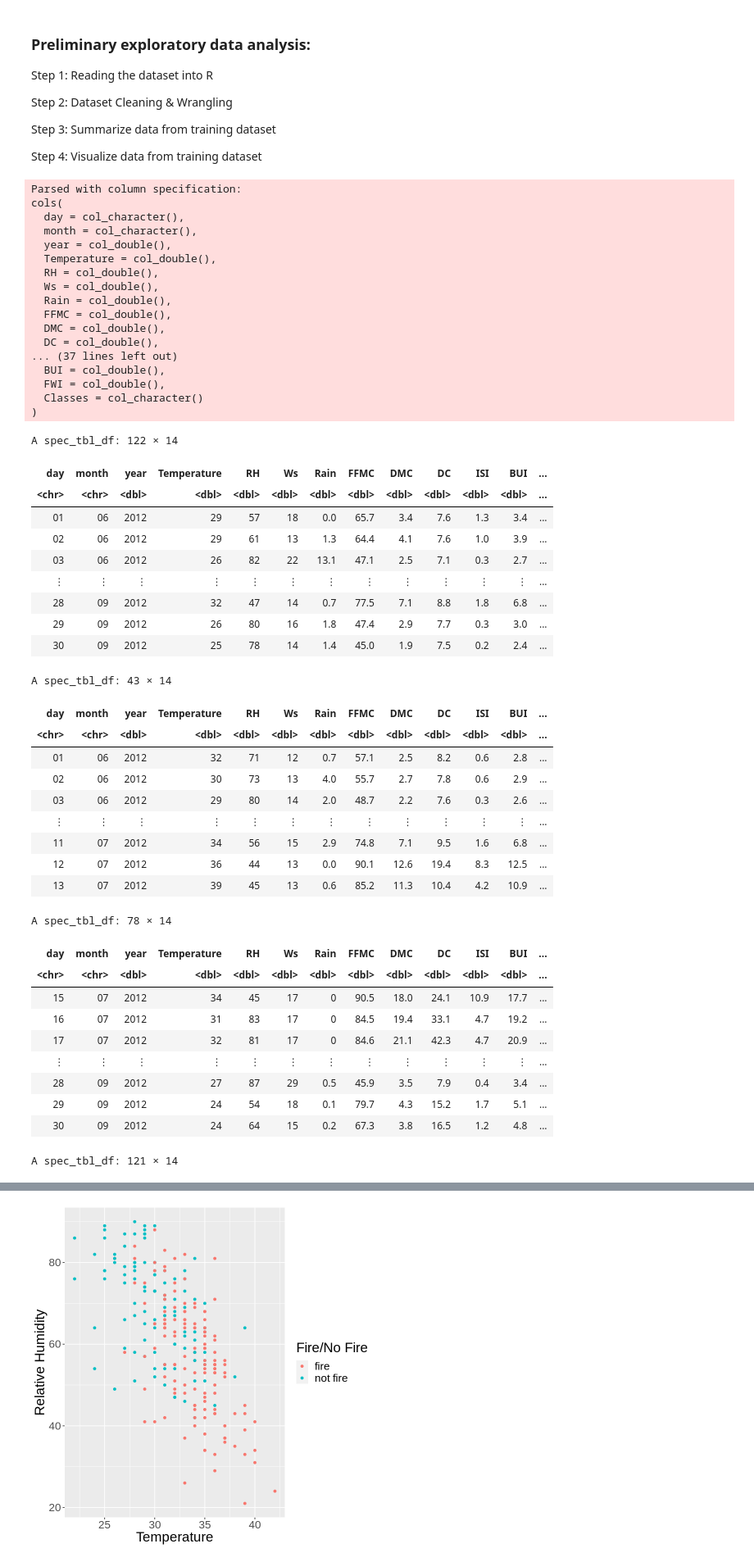
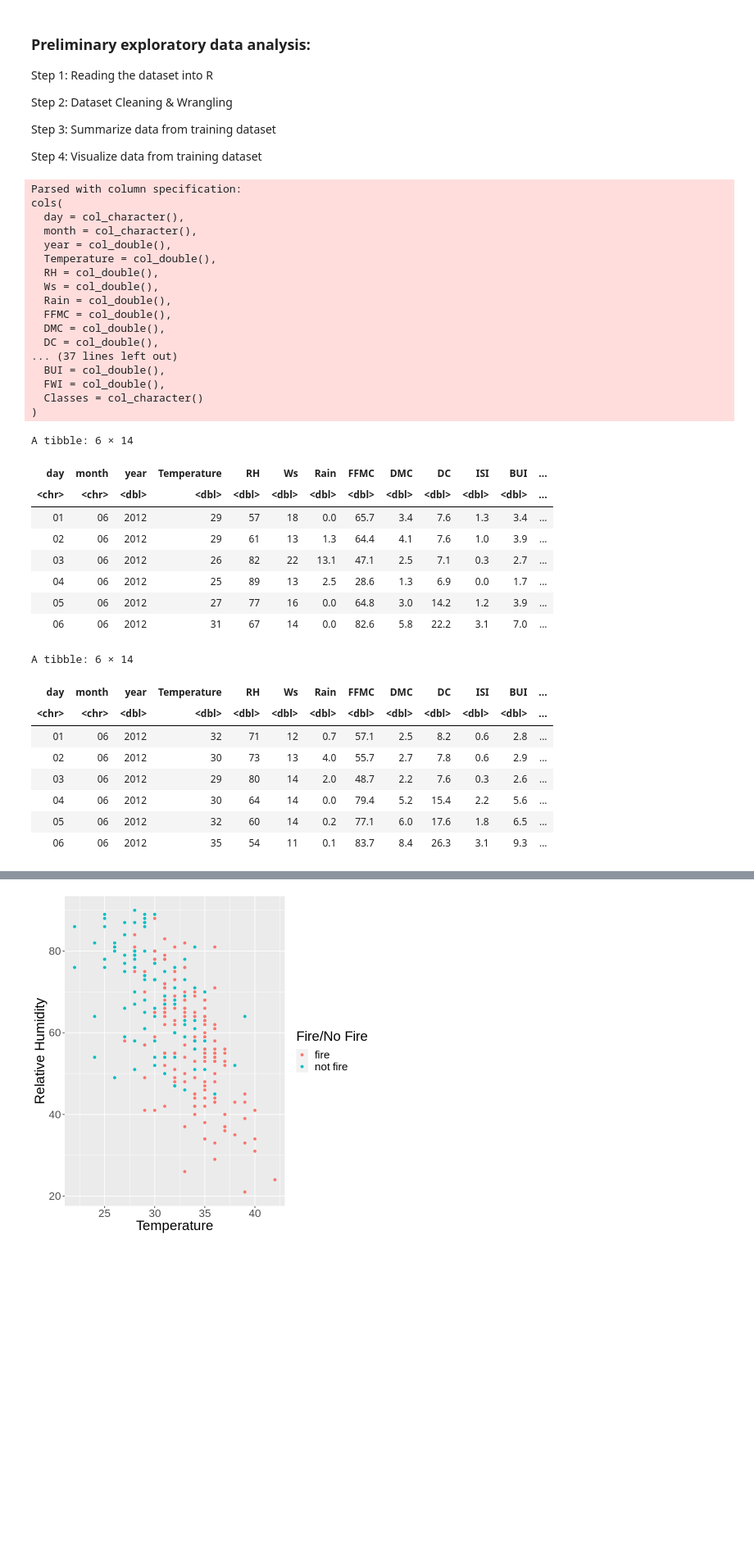
Before and after one commit to AKNeyugn/dsci100-002-group9-project, a Jupyter notebook: project_proposal.ipynb, the cells around one changed output, grey strips where cells are left out. Shown at 82% size. Drawn from its saved outputs; the diff is of its cells as text; code cells hidden in the pictures; blank space fills up the shorter version.

```diff
--- a/project_proposal.ipynb
+++ b/project_proposal.ipynb
@@ -62,61 +62,50 @@ sidi_data_1 <- read_csv(dataset_url, skip = 126, n_max = 43) %>%
 sidi_data_2_colnames <- colnames(Bajaia_data_all)
 sidi_data_2 <- read_csv(dataset_url, skip = 171, col_names = sidi_data_2_colnames) %>%
     mutate(Classes = as.factor(Classes))
 
 # Concatenate the Sidi-Bel Abbes data frames
 sidi_data_all <- rbind(sidi_data_1, sidi_data_2)
 
-# display raw datasets
-bajaia_data_all
-sidi_data_1
-sidi_data_2
-sidi_data_all
+# Display raw datasets
+bajaia_data_all %>%
+    head(6)
+# sidi_data_1
+# sidi_data_2
+sidi_data_all %>%
+    head(6)
 # %% [output]
 Parsed with column specification:
 cols(
   day = col_character(),
   month = col_character(),
   year = col_double(),
   Temperature = col_double(),
   RH = col_double(),
   Ws = col_double(),
   Rain = col_double(),
   FFMC = col_double(),
   DMC = col_double(),
   DC = col_double(),
 ... (37 lines left out)
   BUI = col_double(),
   FWI = col_double(),
   Classes = col_character()
 )
-A spec_tbl_df: 122 × 14
+A tibble: 6 × 14
 | day | month | year | Temperature | RH | Ws | Rain | FFMC | DMC | DC | ISI | BUI | ... |
 | <chr> | <chr> | <dbl> | <dbl> | <dbl> | <dbl> | <dbl> | <dbl> | <dbl> | <dbl> | <dbl> | <dbl> | ... |
 | 01 | 06 | 2012 | 29 | 57 | 18 | 0.0 | 65.7 | 3.4 | 7.6 | 1.3 | 3.4 | ... |
 | 02 | 06 | 2012 | 29 | 61 | 13 | 1.3 | 64.4 | 4.1 | 7.6 | 1.0 | 3.9 | ... |
 | 03 | 06 | 2012 | 26 | 82 | 22 | 13.1 | 47.1 | 2.5 | 7.1 | 0.3 | 2.7 | ... |
-| ⋮ | ⋮ | ⋮ | ⋮ | ⋮ | ⋮ | ⋮ | ⋮ | ⋮ | ⋮ | ⋮ | ⋮ | ... |
-| 28 | 09 | 2012 | 32 | 47 | 14 | 0.7 | 77.5 | 7.1 | 8.8 | 1.8 | 6.8 | ... |
-| 29 | 09 | 2012 | 26 | 80 | 16 | 1.8 | 47.4 | 2.9 | 7.7 | 0.3 | 3.0 | ... |
-| 30 | 09 | 2012 | 25 | 78 | 14 | 1.4 | 45.0 | 1.9 | 7.5 | 0.2 | 2.4 | ... |
+| 04 | 06 | 2012 | 25 | 89 | 13 | 2.5 | 28.6 | 1.3 | 6.9 | 0.0 | 1.7 | ... |
+| 05 | 06 | 2012 | 27 | 77 | 16 | 0.0 | 64.8 | 3.0 | 14.2 | 1.2 | 3.9 | ... |
+| 06 | 06 | 2012 | 31 | 67 | 14 | 0.0 | 82.6 | 5.8 | 22.2 | 3.1 | 7.0 | ... |
-A spec_tbl_df: 43 × 14
+A tibble: 6 × 14
 | day | month | year | Temperature | RH | Ws | Rain | FFMC | DMC | DC | ISI | BUI | ... |
 | <chr> | <chr> | <dbl> | <dbl> | <dbl> | <dbl> | <dbl> | <dbl> | <dbl> | <dbl> | <dbl> | <dbl> | ... |
 | 01 | 06 | 2012 | 32 | 71 | 12 | 0.7 | 57.1 | 2.5 | 8.2 | 0.6 | 2.8 | ... |
 | 02 | 06 | 2012 | 30 | 73 | 13 | 4.0 | 55.7 | 2.7 | 7.8 | 0.6 | 2.9 | ... |
 | 03 | 06 | 2012 | 29 | 80 | 14 | 2.0 | 48.7 | 2.2 | 7.6 | 0.3 | 2.6 | ... |
-| ⋮ | ⋮ | ⋮ | ⋮ | ⋮ | ⋮ | ⋮ | ⋮ | ⋮ | ⋮ | ⋮ | ⋮ | ... |
-| 11 | 07 | 2012 | 34 | 56 | 15 | 2.9 | 74.8 | 7.1 | 9.5 | 1.6 | 6.8 | ... |
-| 12 | 07 | 2012 | 36 | 44 | 13 | 0.0 | 90.1 | 12.6 | 19.4 | 8.3 | 12.5 | ... |
-| 13 | 07 | 2012 | 39 | 45 | 13 | 0.6 | 85.2 | 11.3 | 10.4 | 4.2 | 10.9 | ... |
+| 04 | 06 | 2012 | 30 | 64 | 14 | 0.0 | 79.4 | 5.2 | 15.4 | 2.2 | 5.6 | ... |
+| 05 | 06 | 2012 | 32 | 60 | 14 | 0.2 | 77.1 | 6.0 | 17.6 | 1.8 | 6.5 | ... |
+| 06 | 06 | 2012 | 35 | 54 | 11 | 0.1 | 83.7 | 8.4 | 26.3 | 3.1 | 9.3 | ... |
-A spec_tbl_df: 78 × 14
-| day | month | year | Temperature | RH | Ws | Rain | FFMC | DMC | DC | ISI | BUI | ... |
-| <chr> | <chr> | <dbl> | <dbl> | <dbl> | <dbl> | <dbl> | <dbl> | <dbl> | <dbl> | <dbl> | <dbl> | ... |
-| 15 | 07 | 2012 | 34 | 45 | 17 | 0 | 90.5 | 18.0 | 24.1 | 10.9 | 17.7 | ... |
-| 16 | 07 | 2012 | 31 | 83 | 17 | 0 | 84.5 | 19.4 | 33.1 | 4.7 | 19.2 | ... |
-| 17 | 07 | 2012 | 32 | 81 | 17 | 0 | 84.6 | 21.1 | 42.3 | 4.7 | 20.9 | ... |
-| ⋮ | ⋮ | ⋮ | ⋮ | ⋮ | ⋮ | ⋮ | ⋮ | ⋮ | ⋮ | ⋮ | ⋮ | ... |
-| 28 | 09 | 2012 | 27 | 87 | 29 | 0.5 | 45.9 | 3.5 | 7.9 | 0.4 | 3.4 | ... |
-| 29 | 09 | 2012 | 24 | 54 | 18 | 0.1 | 79.7 | 4.3 | 15.2 | 1.7 | 5.1 | ... |
-| 30 | 09 | 2012 | 24 | 64 | 15 | 0.2 | 67.3 | 3.8 | 16.5 | 1.2 | 4.8 | ... |
-A spec_tbl_df: 121 × 14
```
Also changed, not shown: parts of 7 cells of this notebook.
